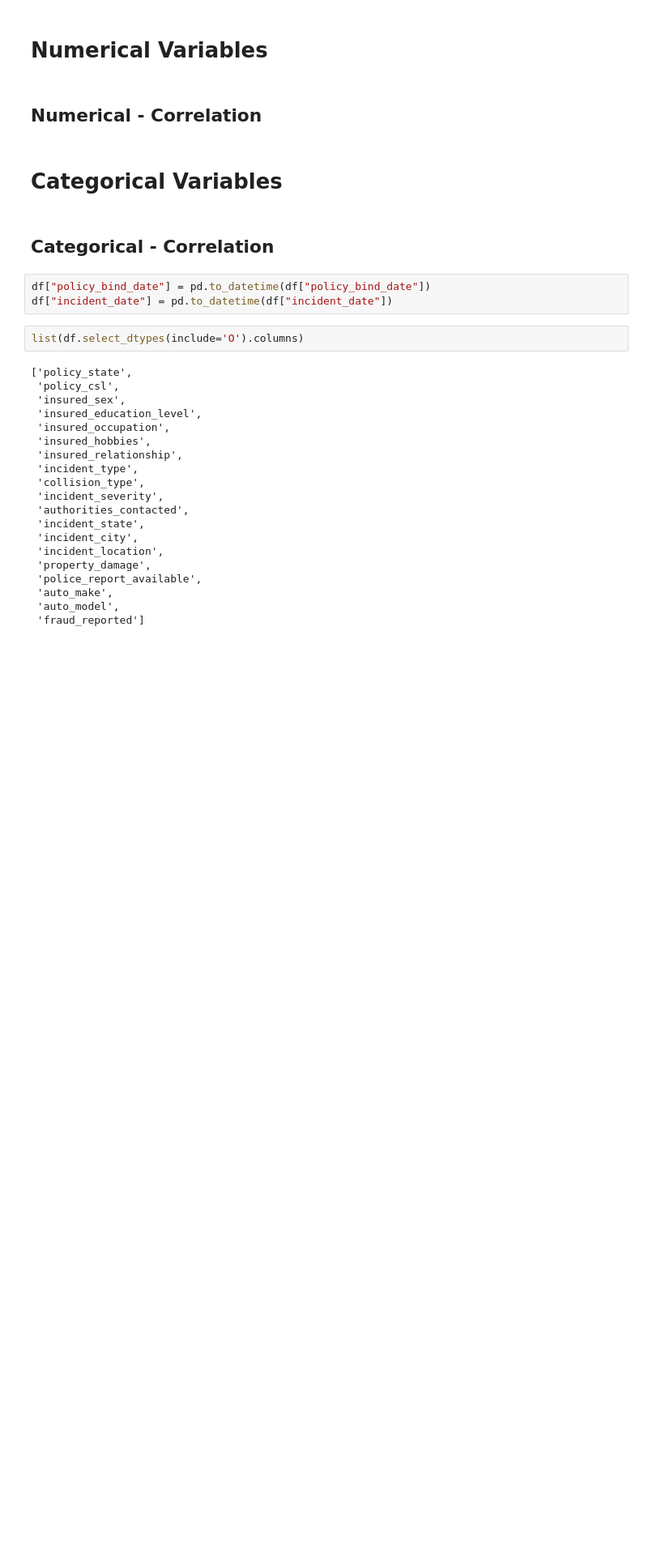
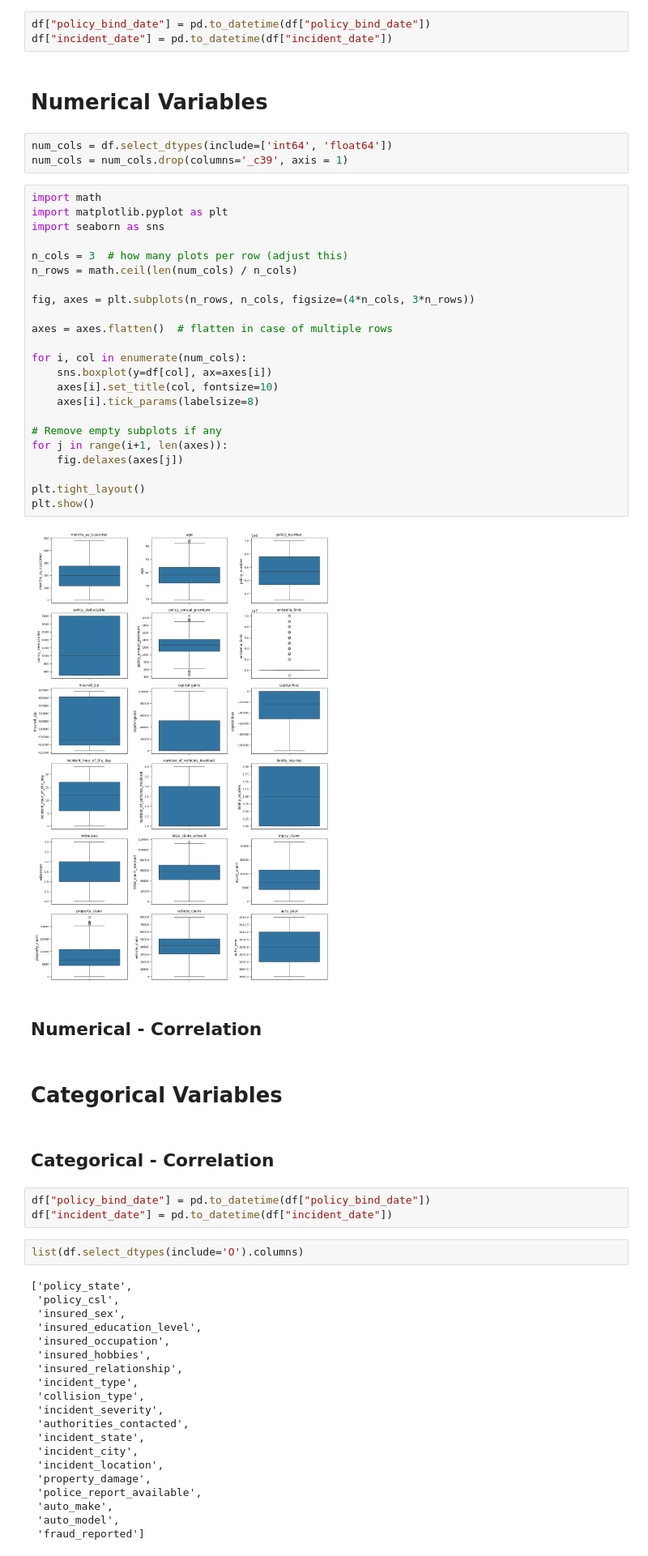
Before and after one commit to elikly/jan26_bds_predisinistre, a Jupyter notebook: EDA propre.ipynb, the cells around one changed output. Shown at 81% size. Saved outputs shown, nothing was run; the diff lists cells and outputs as text; blank space fills up the shorter version.

Commit message:
added general overview for num columns

```diff
--- a/EDA propre.ipynb
+++ b/EDA propre.ipynb
@@ -29,8 +29,39 @@ df.head(5)
 | 4 | 228 | 44 | 367455 | 2014-06-06 | IL | 500/1000 | ... |
 # %%
 #pd.DataFrame(df.nunique())
+# %%
+df["policy_bind_date"] = pd.to_datetime(df["policy_bind_date"])
+df["incident_date"] = pd.to_datetime(df["incident_date"])
 # %% [markdown]
 # Numerical Variables
+# %%
+num_cols = df.select_dtypes(include=['int64', 'float64'])
+num_cols = num_cols.drop(columns='_c39', axis = 1)
+# %%
+import math
+import matplotlib.pyplot as plt
+import seaborn as sns
+
+n_cols = 3  # how many plots per row (adjust this)
+n_rows = math.ceil(len(num_cols) / n_cols)
+
+fig, axes = plt.subplots(n_rows, n_cols, figsize=(4*n_cols, 3*n_rows))
+
+axes = axes.flatten()  # flatten in case of multiple rows
+
+for i, col in enumerate(num_cols):
+    sns.boxplot(y=df[col], ax=axes[i])
+    axes[i].set_title(col, fontsize=10)
+    axes[i].tick_params(labelsize=8)
+
+# Remove empty subplots if any
+for j in range(i+1, len(axes)):
+    fig.delaxes(axes[j])
+
+plt.tight_layout()
+plt.show()
+# %% [output]
+[figure, added]
 # %% [markdown]
 ## Numerical - Correlation
 # %% [markdown]
```
Also changed, not shown: 1 other file.
